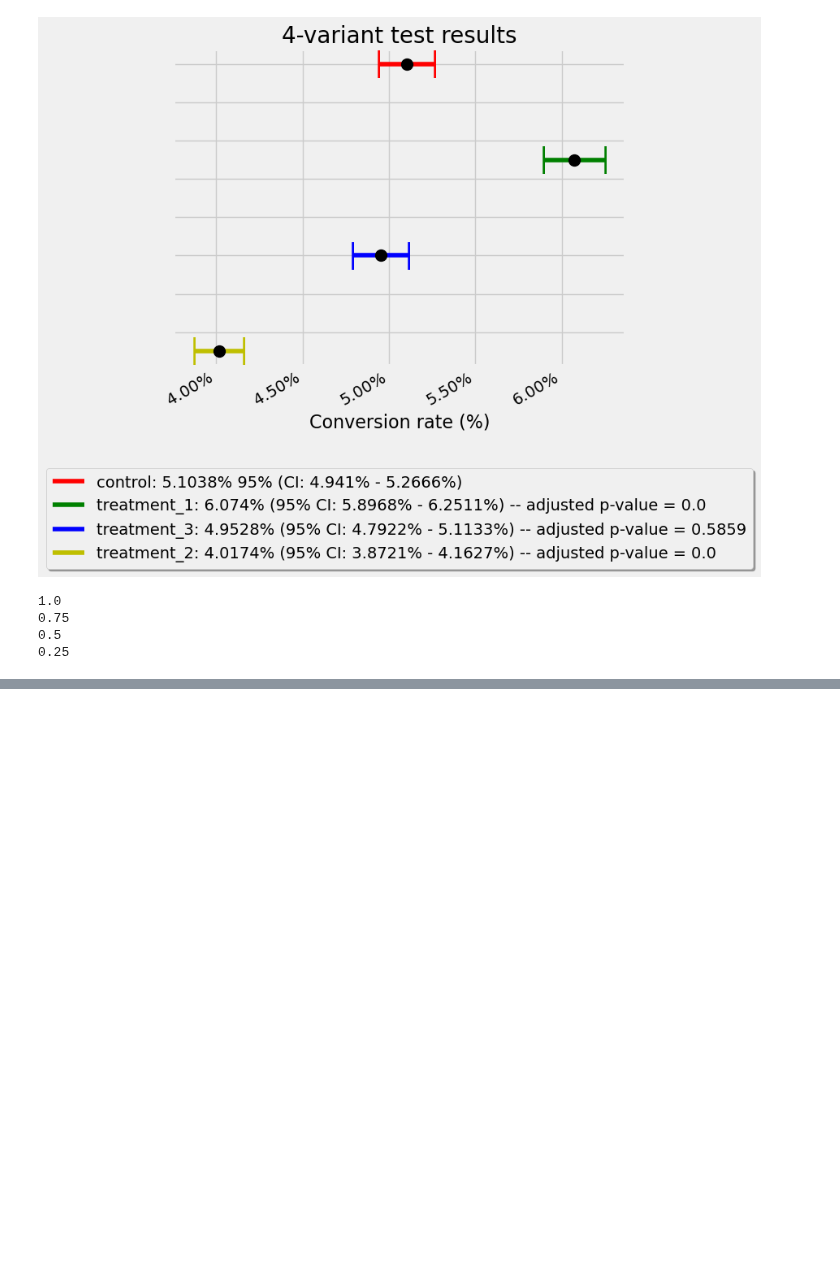
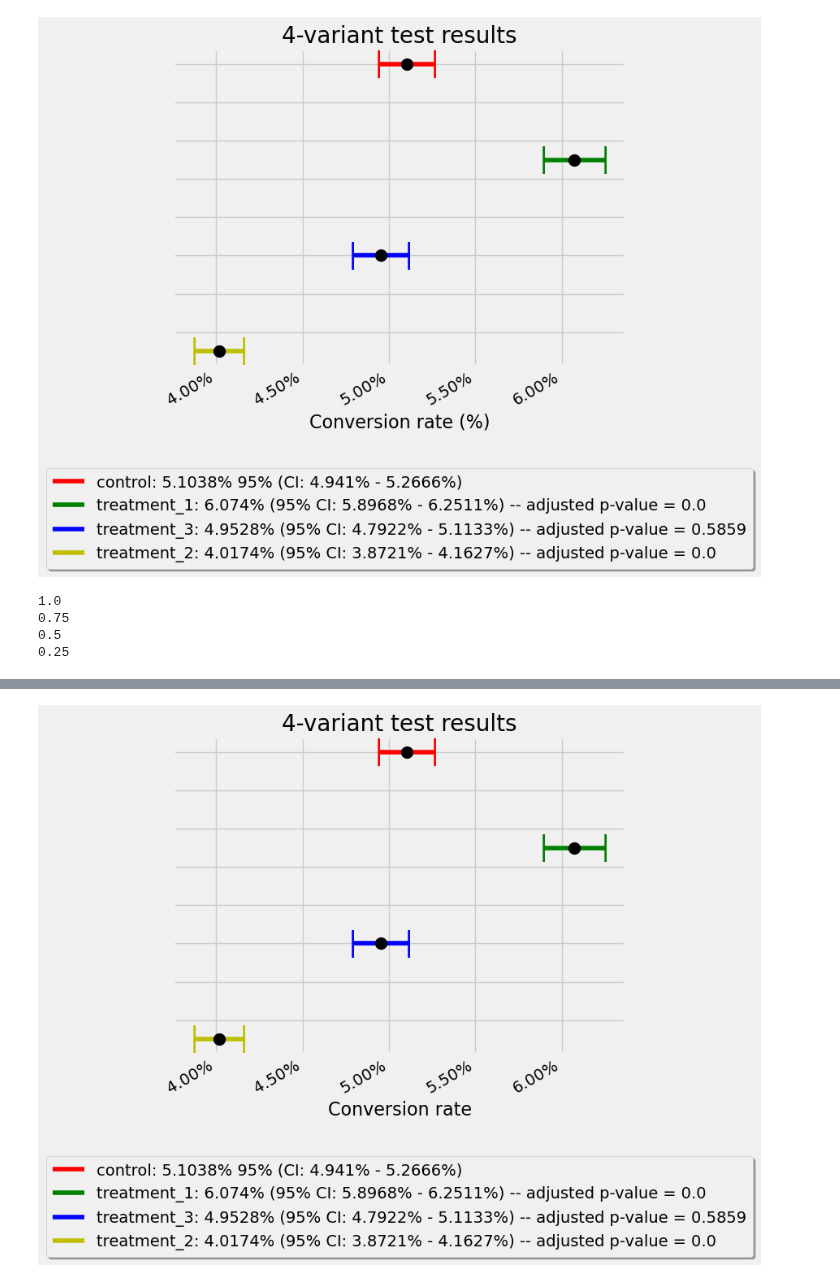
Before and after one commit to dokeeffe87/stats_utils, a Jupyter notebook: notebooks/scratch_work/dev_generalize_to_n_variants.ipynb, the cells around one changed output, grey strips where cells are left out. Cells and saved outputs as stored; diff of their text form; code cells hidden in the pictures; blank space fills up the shorter version.

Commit message:
tested and fixed a few minor bugs in the n-variant methods

```diff
--- a/notebooks/scratch_work/dev_generalize_to_n_variants.ipynb
+++ b/notebooks/scratch_work/dev_generalize_to_n_variants.ipynb
@@ -525,2 +529,3 @@ for i, int_ in enumerate(confidence_intervals_to_plot):
 # %%
-# fix up this visualization
+# test results
+n_test = conversion_rate_utils.ConversionExperiment()
@@ -526,0 +534,2 @@ for i, int_ in enumerate(confidence_intervals_to_plot):
+# %%
+df_list = n_test.ab_n_variant(df=df_ab, group_column_name='group', control_name='control', outcome_column='conversion', alpha=0.05)
@@ -526,0 +553,4 @@ for i, int_ in enumerate(confidence_intervals_to_plot):
+# %%
+n_test.plot_n_variant_ab_test_results(list_of_dfs=df_list, control_name='control', alpha=0.05)
+# %% [output]
+[figure, added]
```
Also changed, not shown: parts of 3 cells of this notebook, 1 other file.
